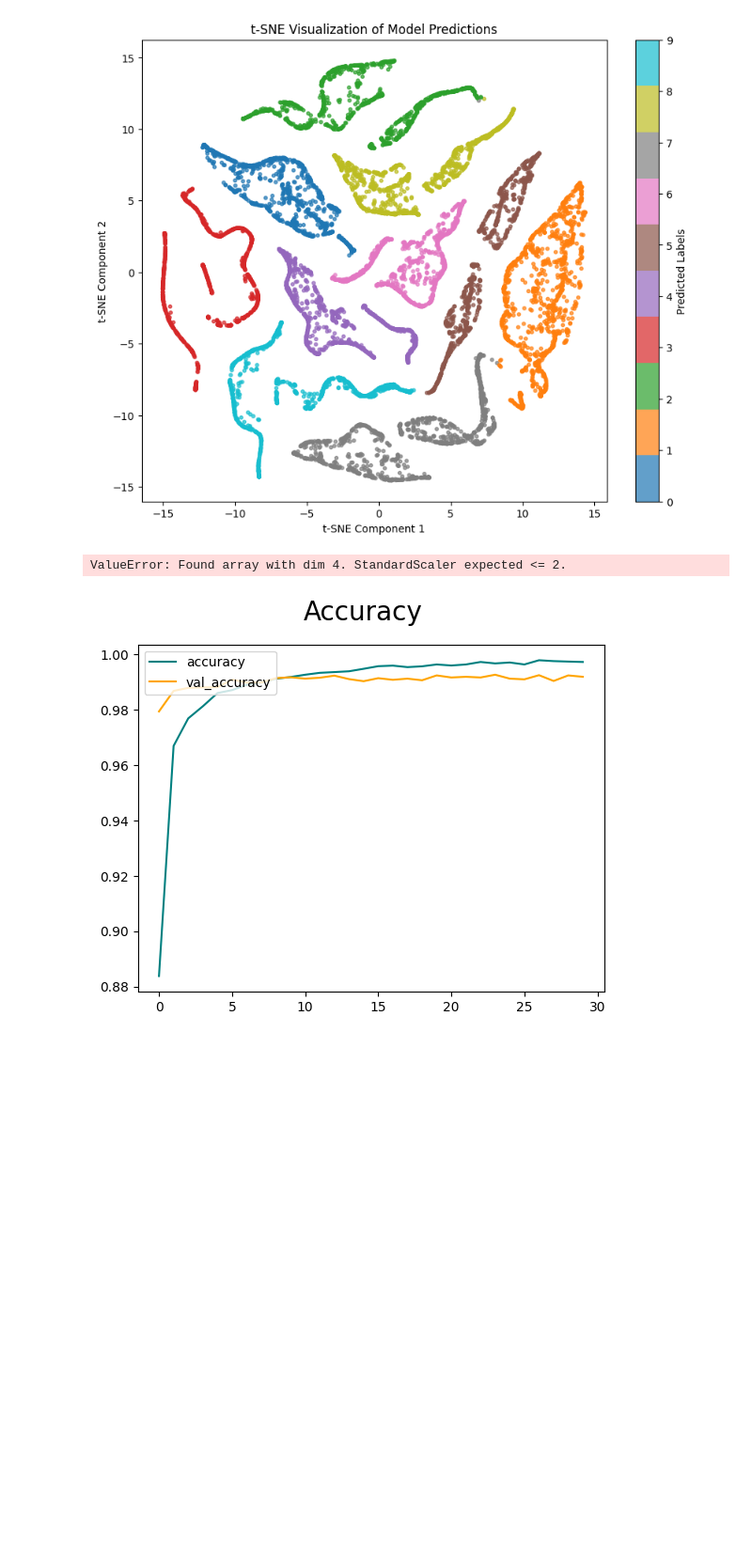
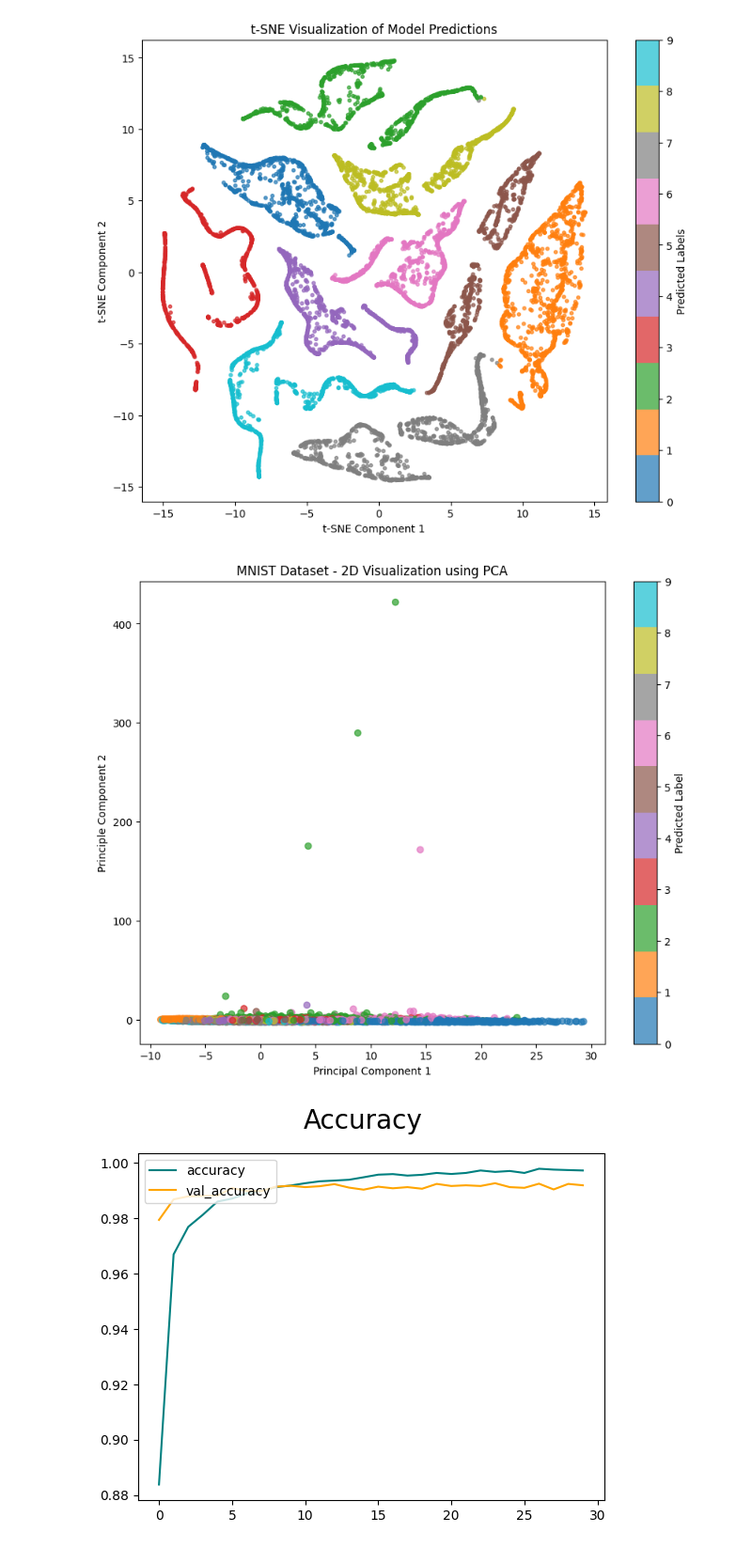
Before and after one commit to rayoo22/MNIST-ImageClassifier, a Jupyter notebook: cnn_dev.ipynb, the cells around one changed output. Shown at 94% size. Cells and saved outputs as stored; diff of their text form; code cells hidden in the pictures; blank space fills up the shorter version.

```diff
--- a/cnn_dev.ipynb
+++ b/cnn_dev.ipynb
@@ -254,24 +254,26 @@ plt.show()
 [figure]
 # %%
 # pca for the prediction
+
+train_images = train_images.reshape(train_images.shape[0], -1)
 test_images = test_images.reshape(test_images.shape[0], -1)
 
 scaler = StandardScaler()
 train_images_scaled = scaler.fit_transform(train_images)
 test_images_scaled = scaler.transform(test_images)
 
 pca = PCA(n_components=2)
 test_images_pca = pca.fit_transform(test_images_scaled)
 
 plt.figure(figsize=(10, 8))
 scatter = plt.scatter(test_images_pca[:, 0], test_images_pca[:, 1], c=predicted_labels, cmap='tab10', alpha=0.7)
 plt.colorbar(scatter, label="Predicted Label")
 plt.title("MNIST Dataset - 2D Visualization using PCA")
 plt.xlabel("Principal Component 1")
 plt.ylabel("Principle Component 2")
 plt.show()
 # %% [output]
-ValueError: Found array with dim 4. StandardScaler expected <= 2.
+[figure, added]
 # %%
 fig = plt.figure()
 plt.plot(history.history['accuracy'], color='teal', label='accuracy')
```
